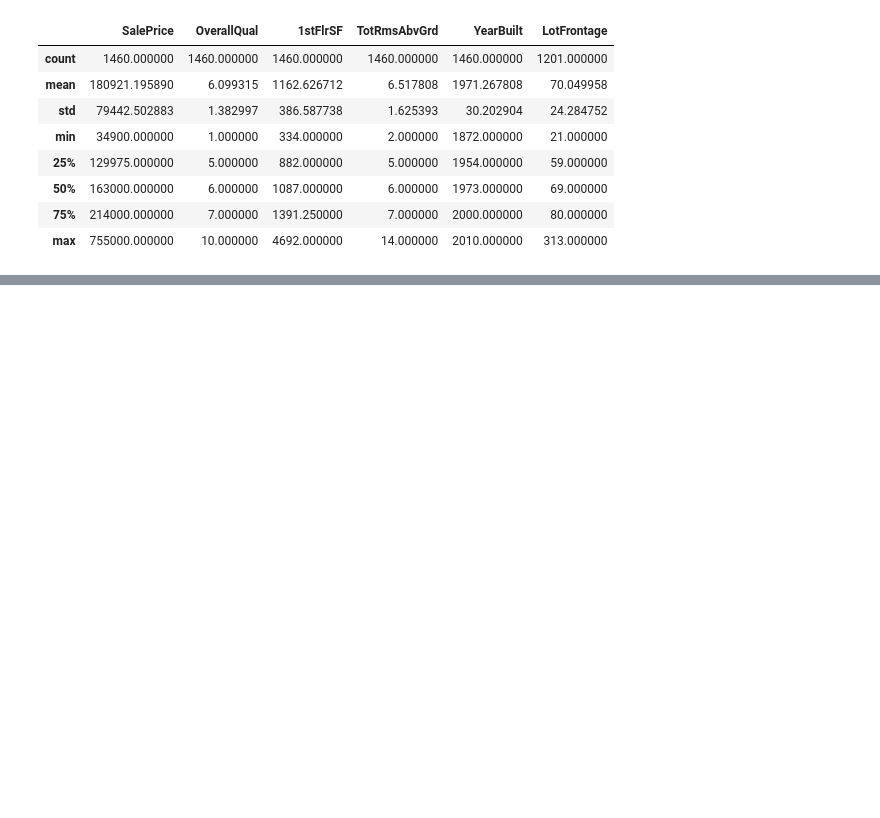
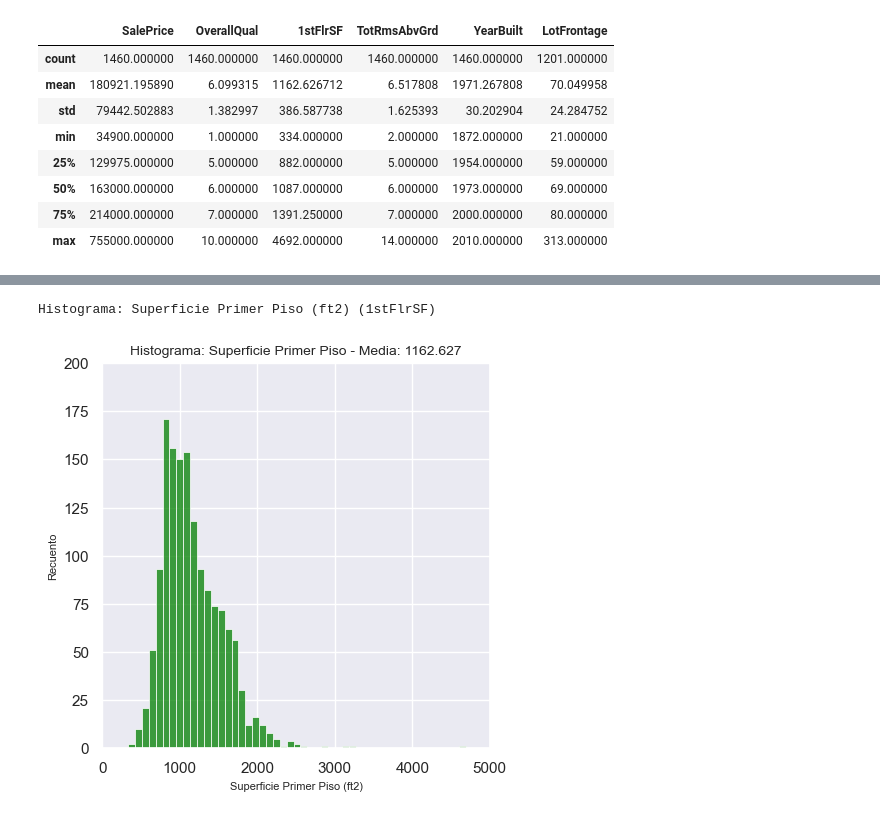
Before and after one commit to sergiocds/cdpython_proyecto1, a Jupyter notebook: proyecto1.ipynb, the cells around one changed output, grey strips where cells are left out. Saved outputs shown, nothing was run; the diff lists cells and outputs as text; code cells hidden in the pictures; blank space fills up the shorter version.

```diff
--- a/proyecto1.ipynb
+++ b/proyecto1.ipynb
@@ -333,0 +438,21 @@ dataset_fix=np.where(np.isnan(dataset),median_dataset[5],dataset)
+# %%
+# Histograma de variable 1stFlrSF, Superficie Primer Piso
+
+# Definiendo estilo y tamaño del gráfico
+sns.set_theme(style="darkgrid")
+sns.set(rc = {'figure.figsize':(5,5)})
+
+# Definiendo gráfico
+sns.histplot(dataset_pd_fix['1stFlrSF'],color='green')
+
+# Definiendo atributos del gráfico
+titulo='Histograma: Superficie Primer Piso - Media: '+str(round((stats.loc['1stFlrSF']['Media'].item()),3))
+plt.title(titulo,fontsize=10)
+plt.xlabel('Superficie Primer Piso (ft2)',fontsize=8)
+plt.ylabel('Recuento', fontsize=8)
+plt.xlim(0,5000)
+plt.ylim(0,200)
+print('Histograma: Superficie Primer Piso (ft2) (1stFlrSF)')
+# %% [output]
+Histograma: Superficie Primer Piso (ft2) (1stFlrSF)
+[figure, added]
```
Also changed, not shown: parts of 21 cells of this notebook.
